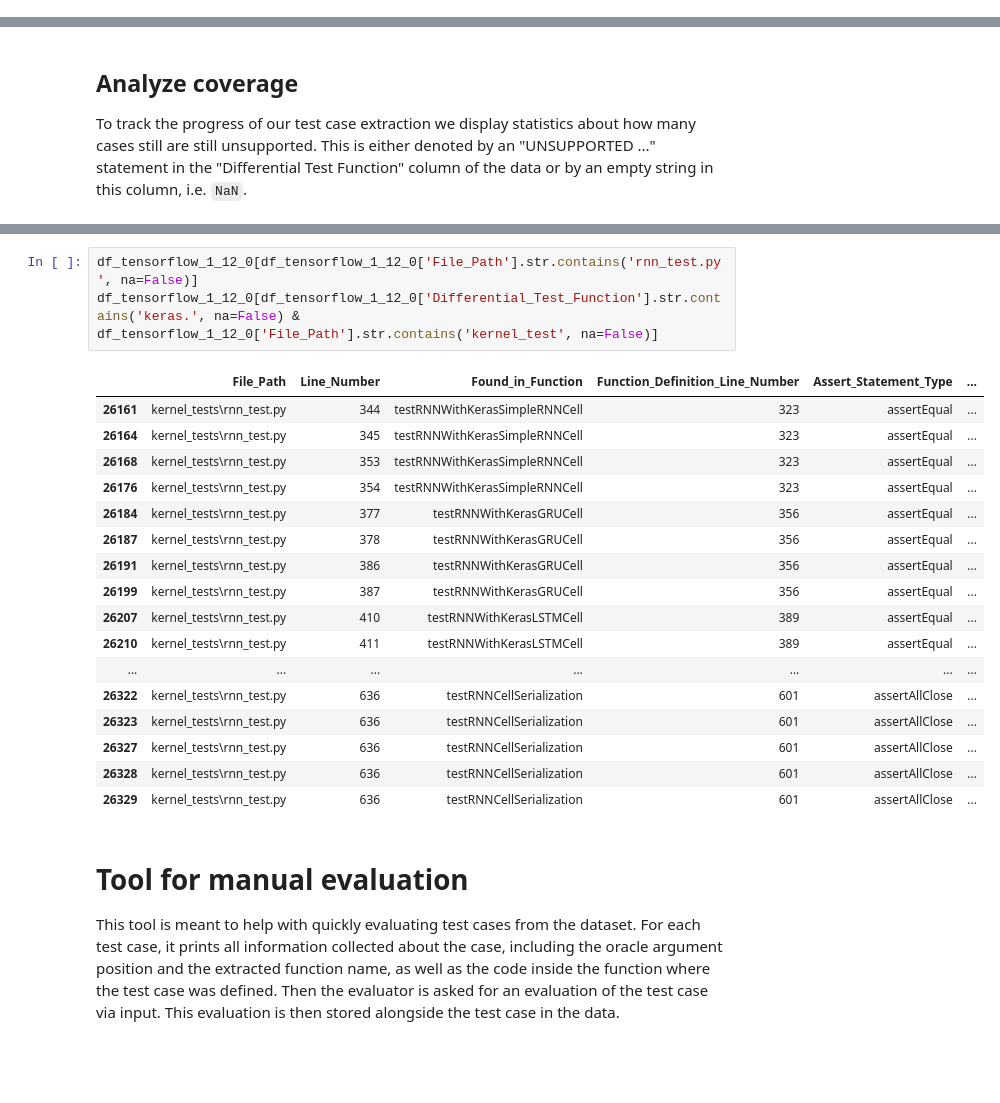
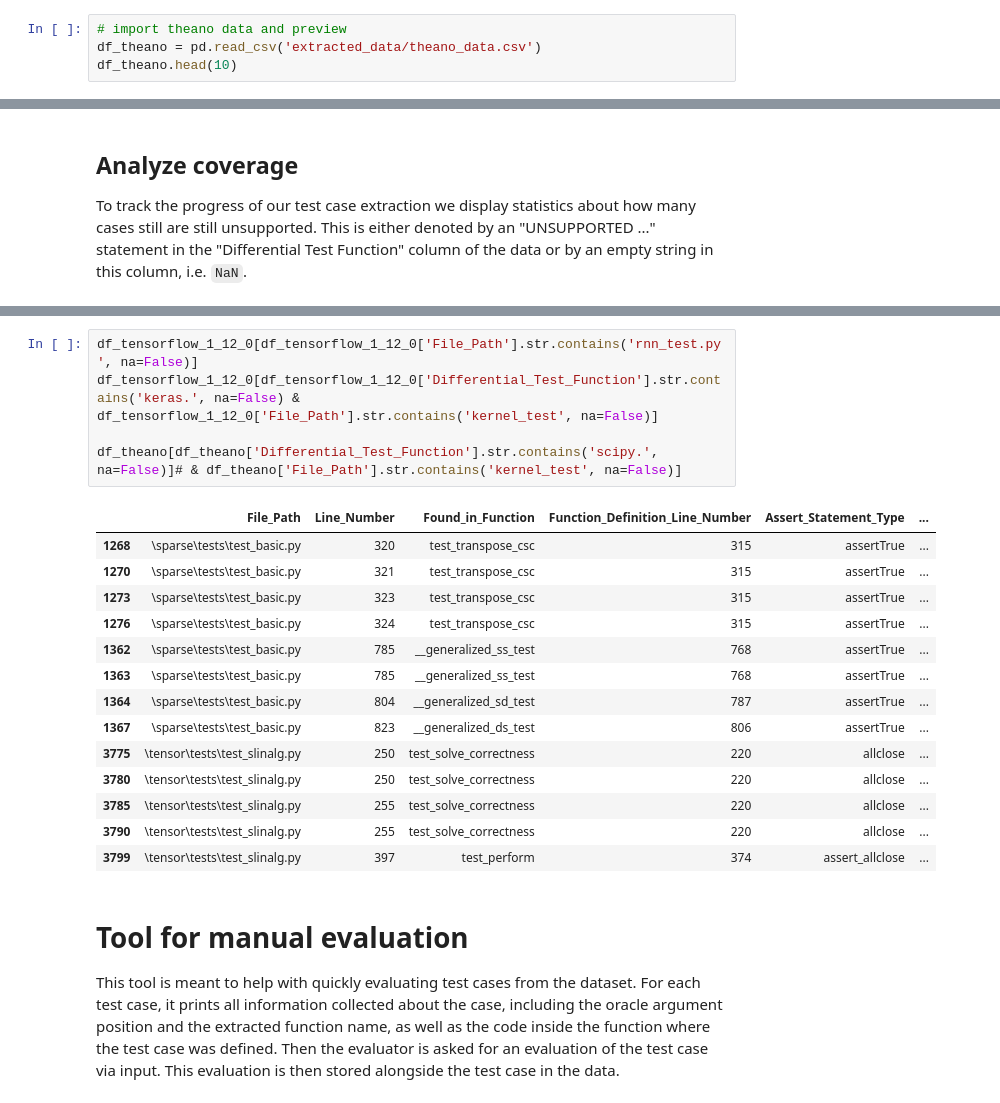
Before and after one commit to AlexanderProchnow/DLL_Testing_Tool, a Jupyter notebook: Code/1_Test_Case_Extraction_and_Analysis/2_Data_evaluation.ipynb, the cells around one changed output, grey strips where cells are left out. Drawn from its saved outputs; the diff is of its cells as text; blank space fills up the shorter version.

```diff
--- a/Code/1_Test_Case_Extraction_and_Analysis/2_Data_evaluation.ipynb
+++ b/Code/1_Test_Case_Extraction_and_Analysis/2_Data_evaluation.ipynb
@@ -78,3 +79,7 @@ df_pytorch.head(10)
 | 7 | test\test_autograd.py | 1340 | test_set_grad_coroutines_benign_e... | 1295 | assertLess | ... |
 | 8 | test\test_autograd.py | 2790 | test_var_mean_differentiable | 2778 | allclose | ... |
 | 9 | test\test_autograd.py | 2790 | test_var_mean_differentiable | 2778 | allclose | ... |
+# %%
+# import theano data and preview
+df_theano = pd.read_csv('extracted_data/theano_data.csv')
+df_theano.head(10)
@@ -126,24 +159,23 @@ not_covered_tensorflow[not_covered_tensorflow['Differential_Test_Function'].str.
 # %%
 df_tensorflow_1_12_0[df_tensorflow_1_12_0['File_Path'].str.contains('rnn_test.py', na=False)]
 df_tensorflow_1_12_0[df_tensorflow_1_12_0['Differential_Test_Function'].str.contains('keras.', na=False) & df_tensorflow_1_12_0['File_Path'].str.contains('kernel_test', na=False)]
+
+df_theano[df_theano['Differential_Test_Function'].str.contains('scipy.', na=False)]# & df_theano['File_Path'].str.contains('kernel_test', na=False)]
 # %% [output]
 |  | File_Path | Line_Number | Found_in_Function | Function_Definition_Line_Number | Assert_Statement_Type | ... |
-| 26161 | kernel_tests\rnn_test.py | 344 | testRNNWithKerasSimpleRNNCell | 323 | assertEqual | ... |
-| 26164 | kernel_tests\rnn_test.py | 345 | testRNNWithKerasSimpleRNNCell | 323 | assertEqual | ... |
-| 26168 | kernel_tests\rnn_test.py | 353 | testRNNWithKerasSimpleRNNCell | 323 | assertEqual | ... |
-| 26176 | kernel_tests\rnn_test.py | 354 | testRNNWithKerasSimpleRNNCell | 323 | assertEqual | ... |
-| 26184 | kernel_tests\rnn_test.py | 377 | testRNNWithKerasGRUCell | 356 | assertEqual | ... |
-| 26187 | kernel_tests\rnn_test.py | 378 | testRNNWithKerasGRUCell | 356 | assertEqual | ... |
-| 26191 | kernel_tests\rnn_test.py | 386 | testRNNWithKerasGRUCell | 356 | assertEqual | ... |
-| 26199 | kernel_tests\rnn_test.py | 387 | testRNNWithKerasGRUCell | 356 | assertEqual | ... |
-| 26207 | kernel_tests\rnn_test.py | 410 | testRNNWithKerasLSTMCell | 389 | assertEqual | ... |
-| 26210 | kernel_tests\rnn_test.py | 411 | testRNNWithKerasLSTMCell | 389 | assertEqual | ... |
-| ... | ... | ... | ... | ... | ... | ... |
-| 26322 | kernel_tests\rnn_test.py | 636 | testRNNCellSerialization | 601 | assertAllClose | ... |
-| 26323 | kernel_tests\rnn_test.py | 636 | testRNNCellSerialization | 601 | assertAllClose | ... |
-| 26327 | kernel_tests\rnn_test.py | 636 | testRNNCellSerialization | 601 | assertAllClose | ... |
-| 26328 | kernel_tests\rnn_test.py | 636 | testRNNCellSerialization | 601 | assertAllClose | ... |
-| 26329 | kernel_tests\rnn_test.py | 636 | testRNNCellSerialization | 601 | assertAllClose | ... |
+| 1268 | \sparse\tests\test_basic.py | 320 | test_transpose_csc | 315 | assertTrue | ... |
+| 1270 | \sparse\tests\test_basic.py | 321 | test_transpose_csc | 315 | assertTrue | ... |
+| 1273 | \sparse\tests\test_basic.py | 323 | test_transpose_csc | 315 | assertTrue | ... |
+| 1276 | \sparse\tests\test_basic.py | 324 | test_transpose_csc | 315 | assertTrue | ... |
+| 1362 | \sparse\tests\test_basic.py | 785 | __generalized_ss_test | 768 | assertTrue | ... |
+| 1363 | \sparse\tests\test_basic.py | 785 | __generalized_ss_test | 768 | assertTrue | ... |
+| 1364 | \sparse\tests\test_basic.py | 804 | __generalized_sd_test | 787 | assertTrue | ... |
+| 1367 | \sparse\tests\test_basic.py | 823 | __generalized_ds_test | 806 | assertTrue | ... |
+| 3775 | \tensor\tests\test_slinalg.py | 250 | test_solve_correctness | 220 | allclose | ... |
+| 3780 | \tensor\tests\test_slinalg.py | 250 | test_solve_correctness | 220 | allclose | ... |
+| 3785 | \tensor\tests\test_slinalg.py | 255 | test_solve_correctness | 220 | allclose | ... |
+| 3790 | \tensor\tests\test_slinalg.py | 255 | test_solve_correctness | 220 | allclose | ... |
+| 3799 | \tensor\tests\test_slinalg.py | 397 | test_perform | 374 | assert_allclose | ... |
 # %% [markdown]
 # Tool for manual evaluation
 
```
Also changed, not shown: parts of 8 cells of this notebook, 7 other files.
